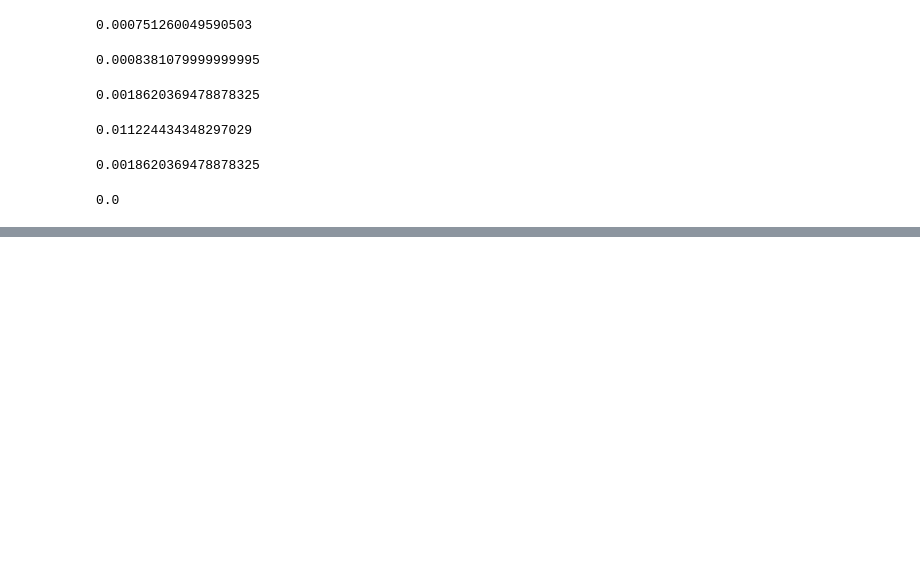
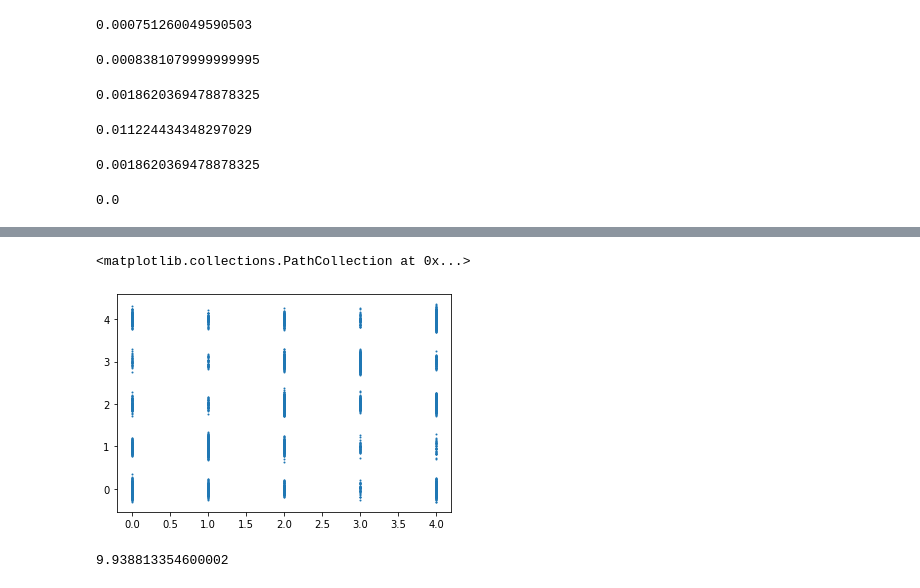
Before and after one commit to booste/andi_for_organizers, a Jupyter notebook: comparing_submissions.ipynb, the cells around one changed output, grey strips where cells are left out. Saved outputs shown, nothing was run; the diff lists cells and outputs as text; code cells hidden in the pictures; blank space fills up the shorter version.

```diff
--- a/comparing_submissions.ipynb
+++ b/comparing_submissions.ipynb
@@ -221,0 +407,11 @@ np.mean(np.abs(sub0_task1_mod-sub0_task1_mod))
+# %%
+predin=1
+plt.scatter(sub5_task3_mod[:,predin],sub_final_task3_mod[:,predin]+0.1*np.random.randn(len(sub_final_task3_mod[:,predin])),s=1)
+#plt.plot(np.arange(2),np.arange(2),color='k')
+# %% [output]
+<matplotlib.collections.PathCollection at 0x...>
+[figure, added]
+# %%
+np.mean(np.abs(sub_final_task3_mod-sub5_task3_mod))
+# %% [output]
+9.938813354600002
```
Also changed, not shown: parts of 21 cells of this notebook, 13 other files.
